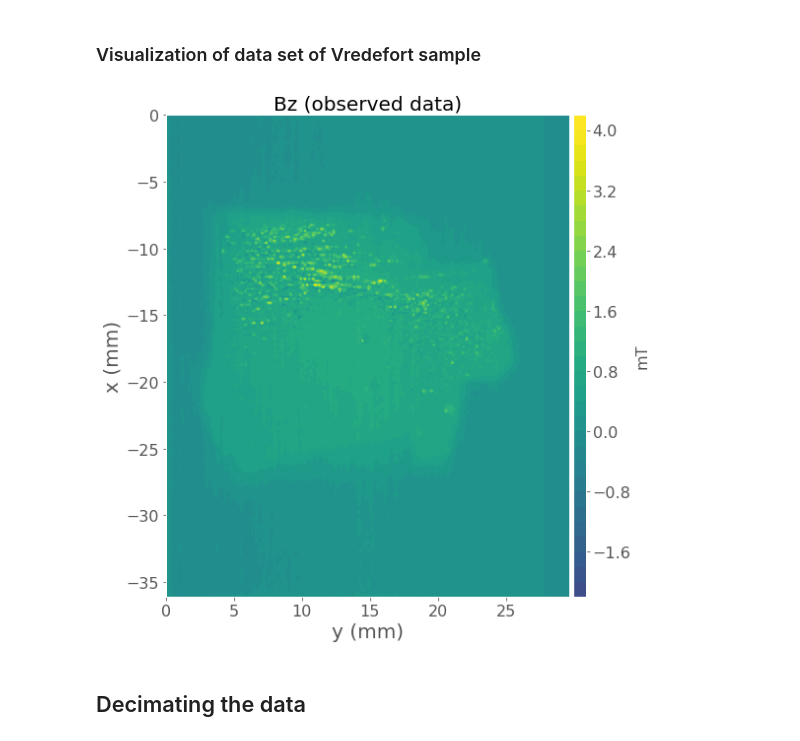
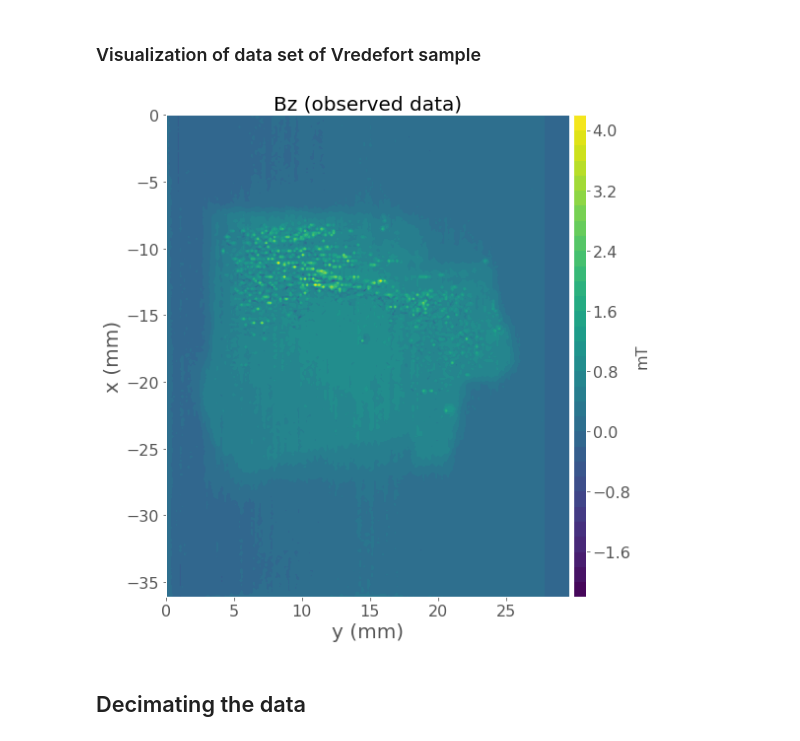
Before and after one commit to andrelreis/tese, a Jupyter notebook: codes/mag_vec_calculation/vredefort_sample_data/vredefort_data_plot.ipynb, the cells around one changed output. Cells and saved outputs as stored; diff of their text form; code cells hidden in the pictures.

```diff
--- a/codes/mag_vec_calculation/vredefort_sample_data/vredefort_data_plot.ipynb
+++ b/codes/mag_vec_calculation/vredefort_sample_data/vredefort_data_plot.ipynb
@@ -100,28 +100,28 @@ X = xp.reshape(data_set['shape'])
 # %%
 title_font = 20
 bottom_font = 16
 saturation_factor = 1.
 plt.close('all')
 plt.figure(figsize=(8,8), tight_layout=True)
 
 plt.xlabel('y (mm)', fontsize = title_font)
 plt.ylabel('x (mm)', fontsize = title_font)
 plt.title('Bz (observed data)', fontsize=title_font)
 plt.contourf(1e-3*Y.reshape(data_set['shape']),1e-3*X.reshape(data_set['shape']),
-             data_set['obs'],40,cmap='viridis',vmin=-4.,vmax=4.)
+             data_set['obs'],40,cmap='viridis')
 plt.tick_params(axis='both', which='major', labelsize=bottom_font)
 cb = plt.colorbar(pad=0.01, aspect=40, shrink=1.0)
 cb.set_label('mT',size=bottom_font)
 cb.ax.tick_params(labelsize=bottom_font)
 
 file_name = 'figs/vred_data_full_bz'
 plt.savefig(file_name+'.png',dpi=400)
 saved_files.append(file_name+'.png')
 
 
 plt.show()
 # %% [output]
-[figure, old version]
+[figure, new version]
 # %% [markdown]
 ## Decimating the data
 # %%
```
Also changed, not shown: parts of 1 cell of this notebook, 40 other files.
